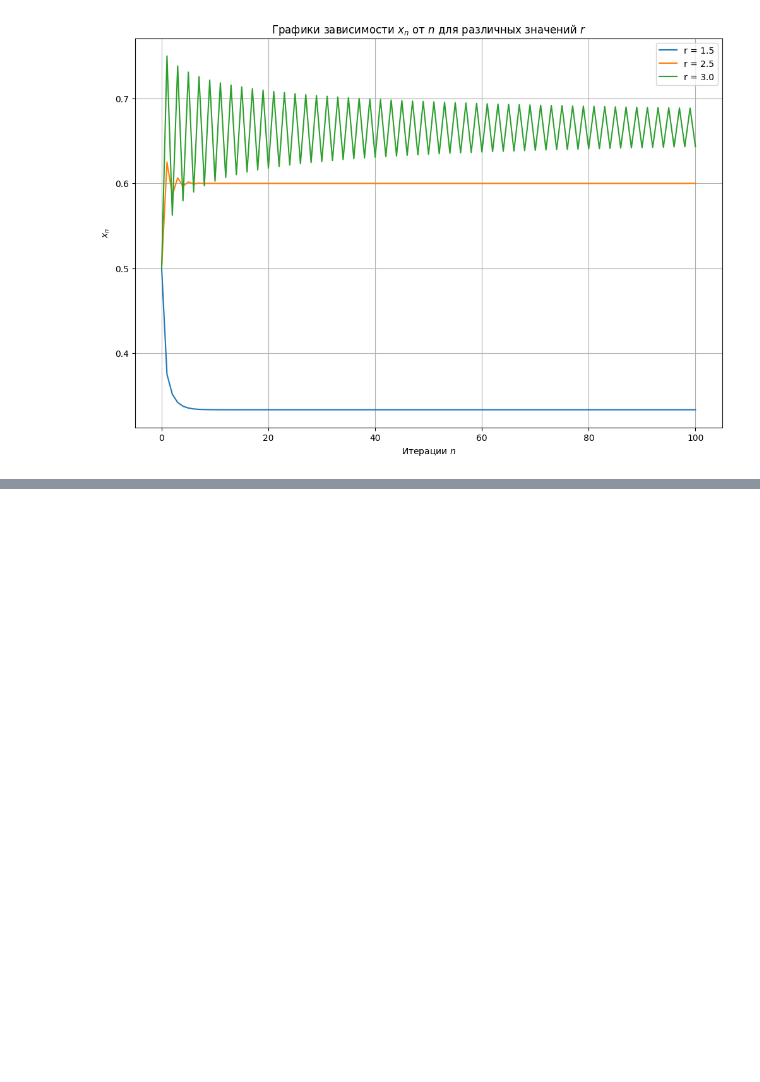
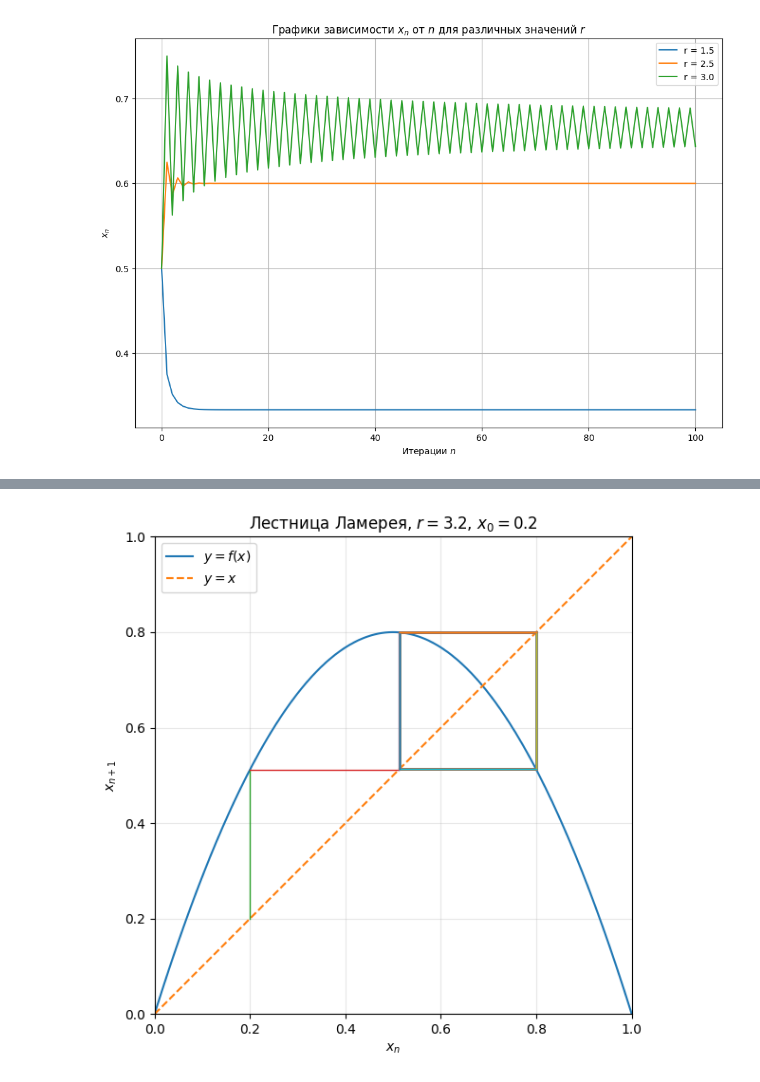
Before and after one commit to hertbex/MatanLab, a Jupyter notebook: Matan.ipynb, the cells around one changed output, grey strips where cells are left out. Saved outputs shown, nothing was run; the diff lists cells and outputs as text; code cells hidden in the pictures; blank space fills up the shorter version.

```diff
--- a/Matan.ipynb
+++ b/Matan.ipynb
@@ -581,0 +712,4 @@ plt.show()
+# %%
+lamerey_staircase(r=3.2, x0=0.2, steps=40)
+# %% [output]
+[figure, added]
```
Also changed, not shown: parts of 10 cells of this notebook.
